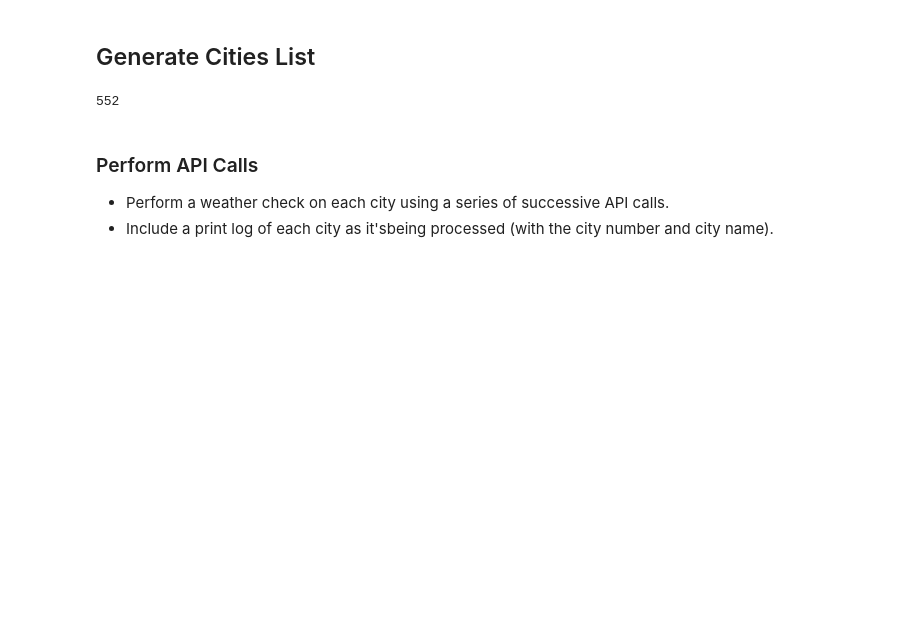
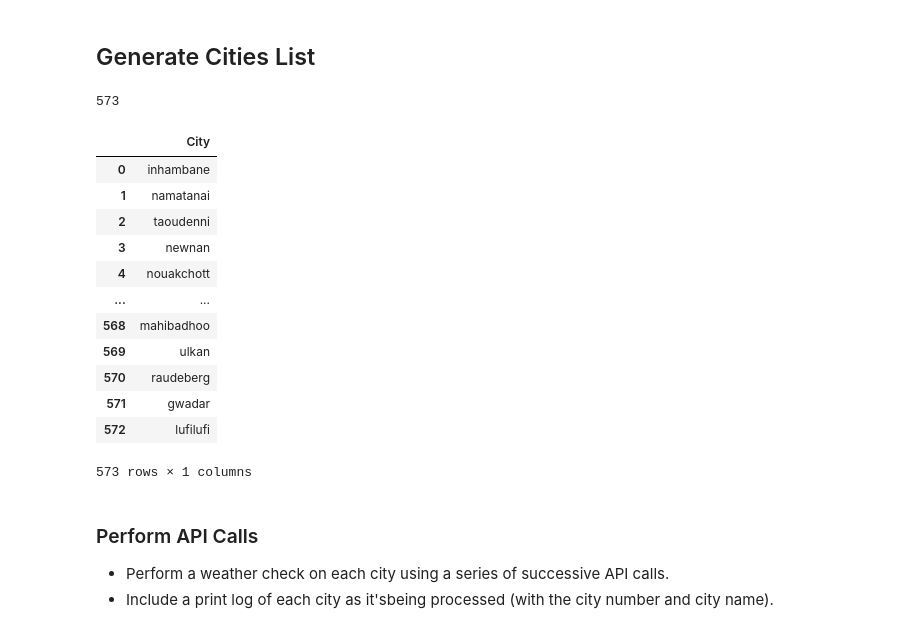
Before and after one commit to Karla-Flores/Python-API, a Jupyter notebook: starter_code/WheaterPy/WeatherPy.ipynb, the cells around one changed output. Drawn from its saved outputs; the diff is of its cells as text; code cells hidden in the pictures; blank space fills up the shorter version.

Commit message:
Starting output

```diff
--- a/starter_code/WheaterPy/WeatherPy.ipynb
+++ b/starter_code/WheaterPy/WeatherPy.ipynb
@@ -36,13 +35,12 @@ lng_r = (-180, 180)
 # Do not Run
 # %%
 # Empty list for Latitude and Longitude and cities
-
 lat_lng = []
 c_list = []
 
 # Random set of Latitude and Longitude / size number must be modify according to confirmed cities
-lat = np.random.uniform(lat_r[0], lat_r[1], size = 1300)
-lng = np.random.uniform(lng_r[0], lng_r[1], size = 1300)
+lat = np.random.uniform(lat_r[0], lat_r[1], size = 1350)
+lng = np.random.uniform(lng_r[0], lng_r[1], size = 1350)
 lat_lng = zip(lat,lng)
 
 # Using Citipy for looking the nearest city using lat_lng
@@ -56,7 +54,28 @@ for lat_lng in lat_lng:
 # Number of cities in c_list to be confirmed
 len(c_list)
 # %% [output]
-552
+573
+# %%
+# Cities DataFrame
+l_l_df =pd.DataFrame({'City': c_list})
+
+# Output
+l_l_df.to_csv('Output_Data/Cities_List.csv', index=False, header=True)
+l_l_df
+# %% [output]
+|  | City |
+| 0 | inhambane |
+| 1 | namatanai |
+| 2 | taoudenni |
+| 3 | newnan |
+| 4 | nouakchott |
+| ... | ... |
+| 568 | mahibadhoo |
+| 569 | ulkan |
+| 570 | raudeberg |
+| 571 | gwadar |
+| 572 | lufilufi |
+573 rows × 1 columns
 # %% [markdown]
 ### Perform API Calls
 * Perform a weather check on each city using a series of successive API calls.
```
Also changed, not shown: parts of 6 cells of this notebook, 6 other files.
